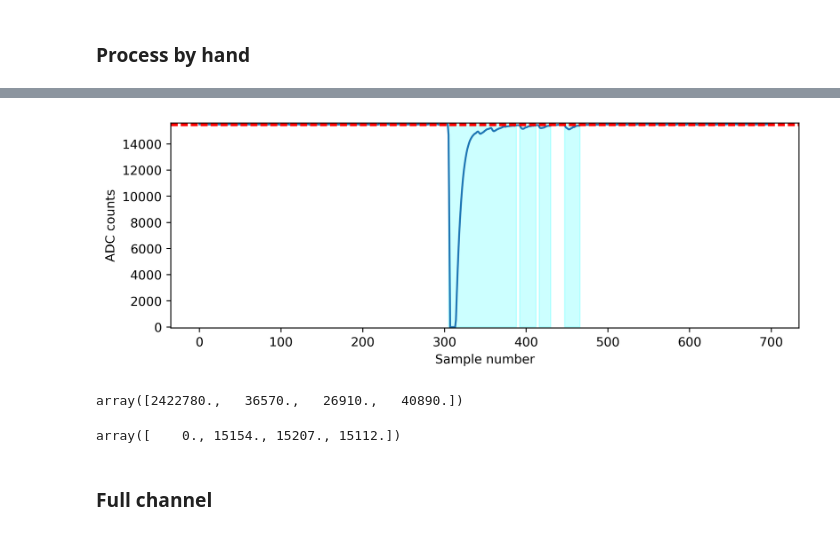
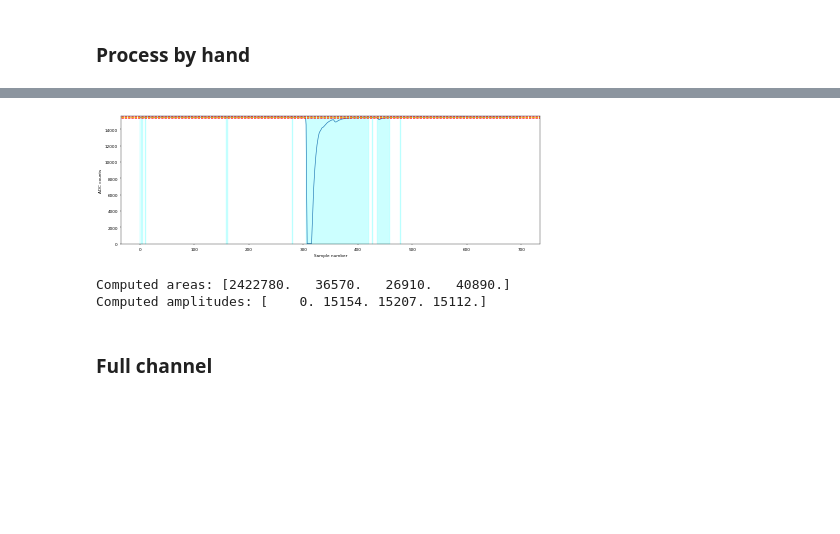
Before and after one commit to ricmperes/PyLArS, a Jupyter notebook: notebooks/Process a channel.ipynb, the cells around one changed output, grey strips where cells are left out. Cells and saved outputs as stored; diff of their text form; code cells hidden in the pictures; blank space fills up the shorter version.

Commit message:
Update example notebooks:   * Update with last changes to processing   * Size reduction

```diff
--- a/notebooks/Process a channel.ipynb
+++ b/notebooks/Process a channel.ipynb
@@ -77,24 +75,18 @@ pks
 # %%
-fig, ax = plt.subplots(1,1, figsize = (8,3), dpi = 400)
-ax = plot_waveform(_waveform, ax = ax)
-for pk in pks:
-    if len(pk)>1:
-        ax.fill_betweenx(y = np.linspace(0,16000,100), x1 = pk[0], x2 = pk[-1], alpha = 0.2, color = 'cyan')
-plt.savefig('waveform1.png')
+fig, ax = plt.subplots(1,1, figsize = (15,5), dpi = 30)
+ax = plot_pulses(_waveform, pks, ax = ax)
 plt.tight_layout()
 plt.show()
 # %% [output]
-[figure, old version]
+[figure, new version]
 # %%
-areas, lengths, positions, amplitudes = waveform_processing.process_waveform(np.array(channel_data[7]), process.baseline_samples, process.sigma_level)
+areas, lengths, positions, amplitudes = waveform_processing.process_waveform(np.array(channel_data[7]),
+                                                                             process.baseline_samples,
+                                                                             process.sigma_level)
+print(f'Computed areas: {areas}\nComputed amplitudes: {amplitudes}')
+# %% [output]
+Computed areas: [2422780.   36570.   26910.   40890.]
+Computed amplitudes: [    0. 15154. 15207. 15112.]
-# %%
-areas
-# %% [output]
-array([2422780.,   36570.,   26910.,   40890.])
-# %%
-amplitudes
-# %% [output]
-array([    0., 15154., 15207., 15112.])
 # %% [markdown]
 ### Full channel
 # %%
```
Also changed, not shown: parts of 18 cells of this notebook, 2 other files.
